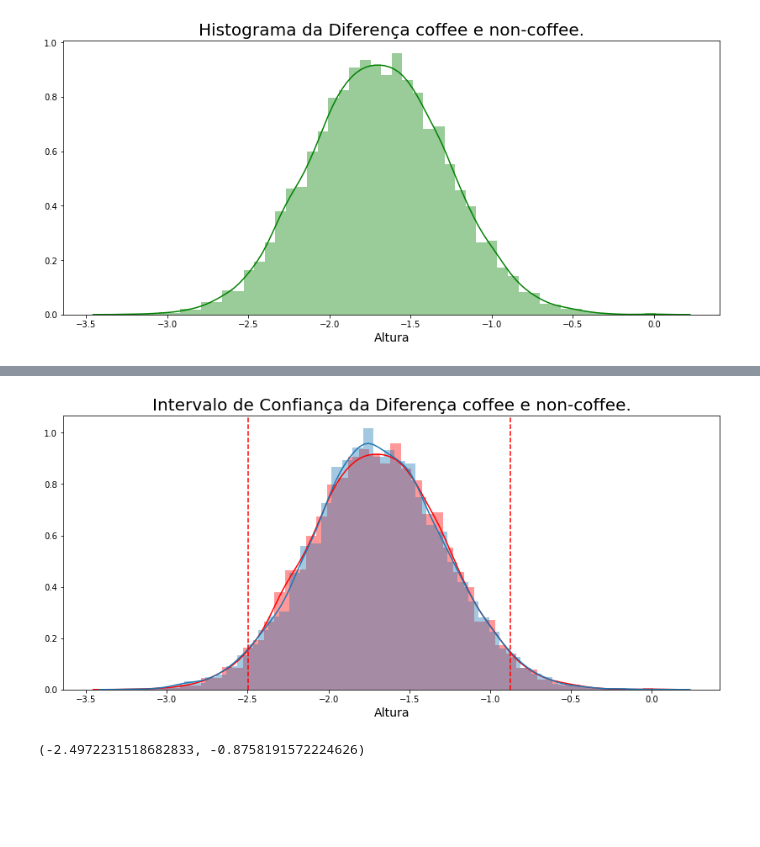
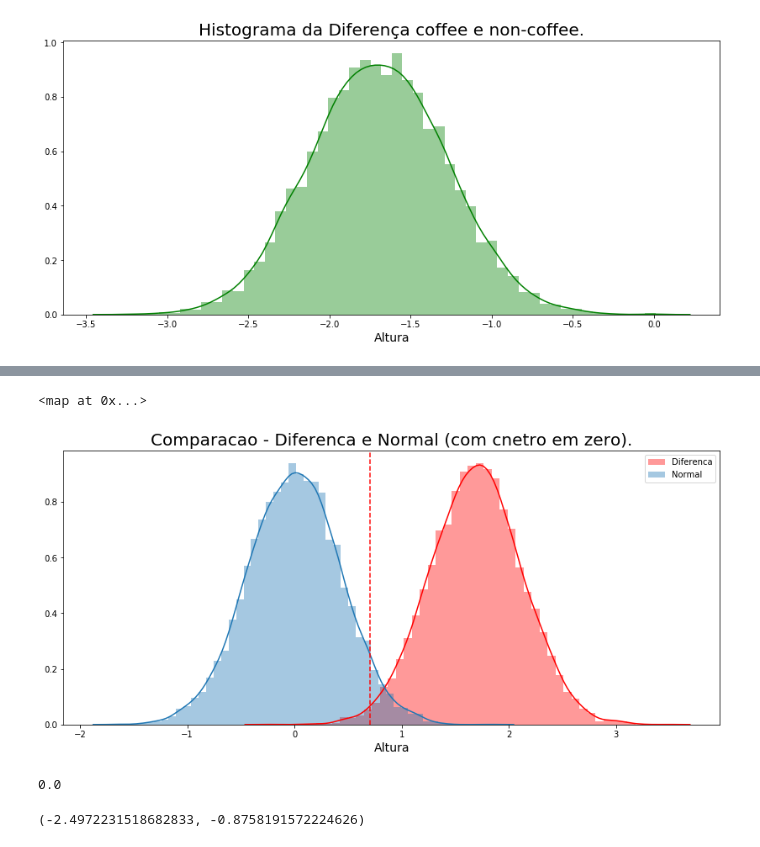
Before and after one commit to AndersonUyekita/ND111_data_science_foundations_02, a Jupyter notebook: 04-Chapter04/11-Lesson_11/Sampling Distributions - Difference in Means.ipynb, the cells around one changed output, grey strips where cells are left out. Cells and saved outputs as stored; diff of their text form; code cells hidden in the pictures; blank space fills up the shorter version.

```diff
--- a/04-Chapter04/11-Lesson_11/Sampling Distributions - Difference in Means.ipynb
+++ b/04-Chapter04/11-Lesson_11/Sampling Distributions - Difference in Means.ipynb
@@ -81,6 +81,7 @@ np.percentile(diff_heights_age, 0.5), np.percentile(diff_heights_age, 99.5)
 diff_heights_young_drinkers = []
 avg_21_non_coffee_drinkers = []
 avg_21_coffee_drinkers = []
+diff_heights_young_drinkers2 = []
 
 # Loop to create 10,000 samples of 200.
 for index in range(10000):
@@ -96,10 +97,13 @@ for index in range(10000):
     # Difference of Heights
     diff = avg_young_coffee_drinkers - avg_young_non_coffee_drinkers
 
+    diff2 = avg_young_non_coffee_drinkers - avg_young_coffee_drinkers
+
     # Append diff in the list.
     diff_heights_young_drinkers.append(diff)
     avg_21_non_coffee_drinkers.append(avg_young_non_coffee_drinkers)
     avg_21_coffee_drinkers.append(avg_young_coffee_drinkers)
+    diff_heights_young_drinkers2.append(diff2)
 # %%
 import seaborn as sns
 import matplotlib.pylab as plt
@@ -136,14 +136,23 @@ plt.axvline(x = np.percentile(diff_heights_young_drinkers, 97.5), color = 'r', l
+# %%
+map(lambda x : x + 1, diff_heights_young_drinkers)
+# %% [output]
+<map at 0x...>
 # %%
 plt.figure(figsize = [14, 6])
-sns.distplot(diff_heights_young_drinkers, color = 'red');
-df_normal = np.random.normal(np.mean(diff_heights_young_drinkers), np.std(diff_heights_young_drinkers), 10000)
+sns.distplot(diff_heights_young_drinkers2, color = 'red');
+df_normal = np.random.normal(0, np.std(diff_heights_young_drinkers), 10000)
 sns.distplot(df_normal)
-plt.title("Intervalo de Confiança da Diferença coffee e non-coffee.", fontsize = 20);
+plt.legend(['Diferenca','Normal'])
+plt.title("Comparacao - Diferenca e Normal (com cnetro em zero).", fontsize = 20);
+plt.axvline(x = np.percentile(df_normal, 95.0), color = 'r', linestyle = 'dashed');
 plt.xlabel("Altura", fontsize = 14);
-plt.axvline(x = np.percentile(diff_heights_young_drinkers, 2.5), color = 'r', linestyle = 'dashed');
-plt.axvline(x = np.percentile(diff_heights_young_drinkers, 97.5), color = 'r', linestyle = 'dashed');
+plt.show()
 # %% [output]
-[figure, old version]
+[figure, new version]
+# %%
+(df_normal > np.mean(diff_heights_young_drinkers2)).mean()
+# %% [output]
+0.0
 # %%
 np.percentile(diff_heights_young_drinkers, 2.5), np.percentile(diff_heights_young_drinkers, 97.5)
 # %% [output]
```
Also changed, not shown: parts of 2 cells of this notebook, 8 other files.
